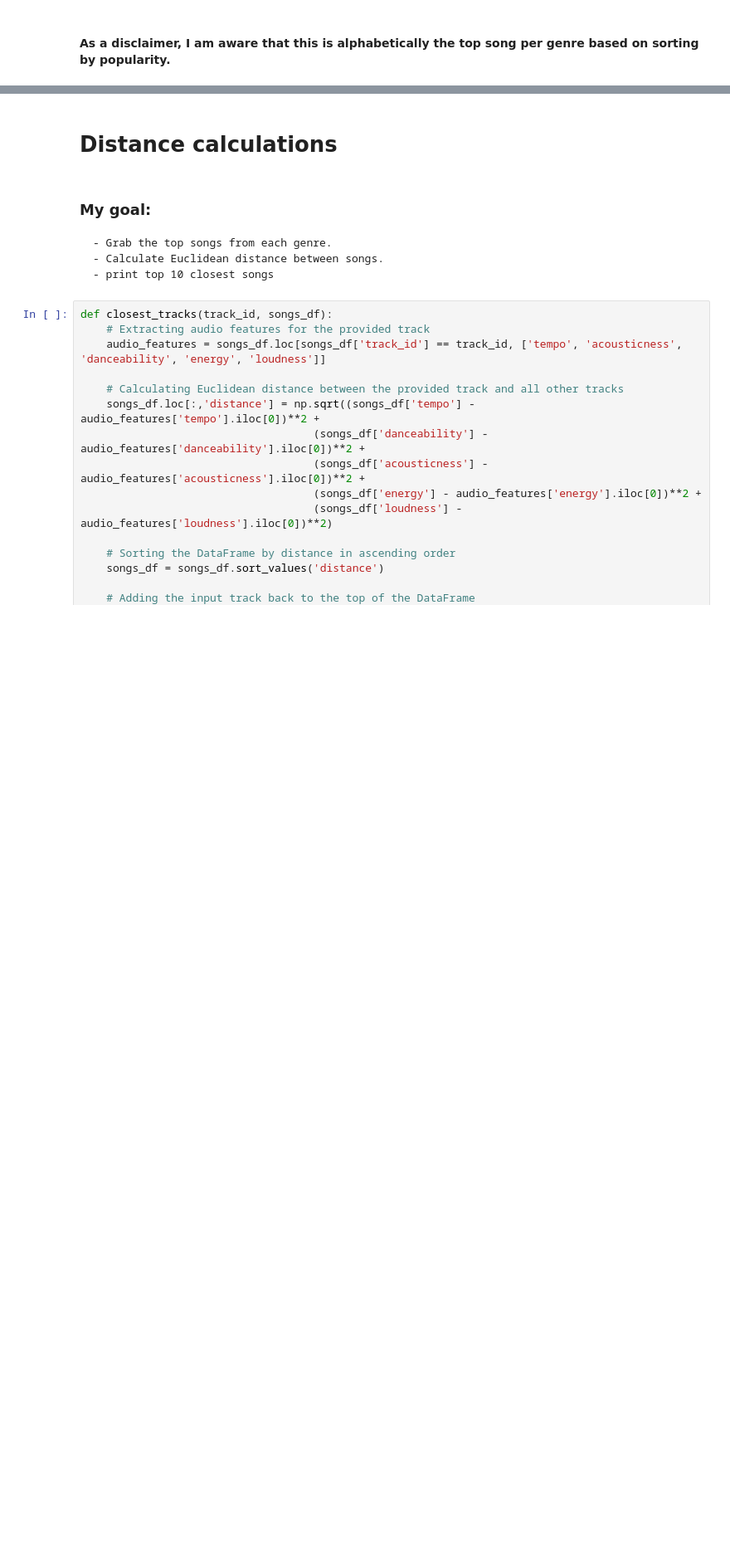
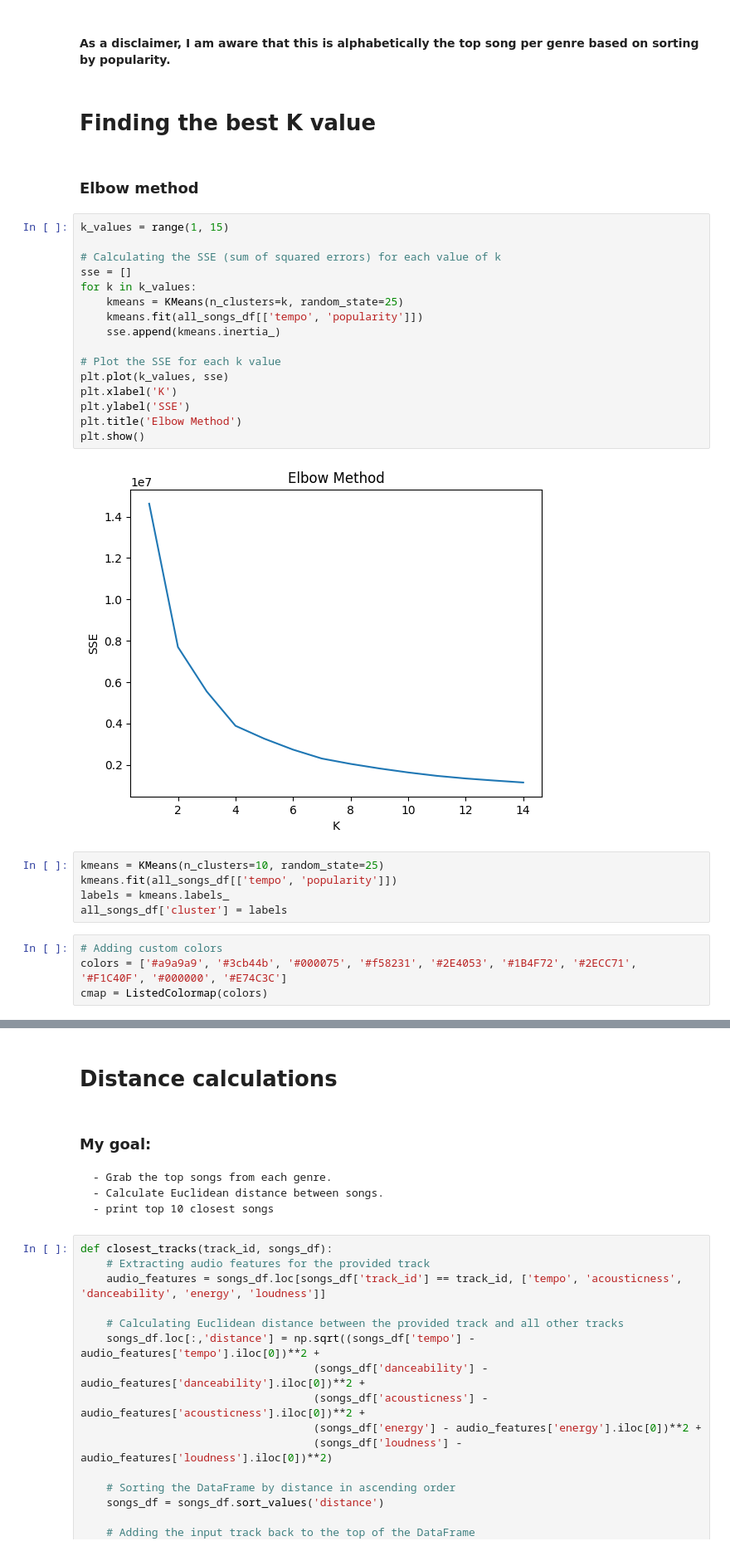
Before and after one commit to GuntherChung/INST414-A4, a Jupyter notebook: Assignment_4_Work.ipynb, the cells around one changed output, grey strips where cells are left out. Shown at 83% size. Saved outputs shown, nothing was run; the diff lists cells and outputs as text; blank space fills up the shorter version.

Commit message:
messing with visuals

```diff
--- a/Assignment_4_Work.ipynb
+++ b/Assignment_4_Work.ipynb
@@ -195,2 +207,33 @@ top_songs_by_genre
 # %% [markdown]
 #### As a disclaimer, I am aware that this is alphabetically the top song per genre based on sorting by popularity.
+# %% [markdown]
+# Finding the best K value
+# %% [markdown]
+### Elbow method
+# %%
+k_values = range(1, 15)
+
+# Calculating the SSE (sum of squared errors) for each value of k
+sse = []
+for k in k_values:
+    kmeans = KMeans(n_clusters=k, random_state=25)
+    kmeans.fit(all_songs_df[['tempo', 'popularity']])
+    sse.append(kmeans.inertia_)
+
+# Plot the SSE for each k value
+plt.plot(k_values, sse)
+plt.xlabel('K')
+plt.ylabel('SSE')
+plt.title('Elbow Method')
+plt.show()
+# %% [output]
+[figure, added]
+# %%
+kmeans = KMeans(n_clusters=10, random_state=25)
+kmeans.fit(all_songs_df[['tempo', 'popularity']])
+labels = kmeans.labels_
+all_songs_df['cluster'] = labels
+# %%
+# Adding custom colors
+colors = ['#a9a9a9', '#3cb44b', '#000075', '#f58231', '#2E4053', '#1B4F72', '#2ECC71', '#F1C40F', '#000000', '#E74C3C']
+cmap = ListedColormap(colors)
```
Also changed, not shown: parts of 16 cells of this notebook, 2 other files.
